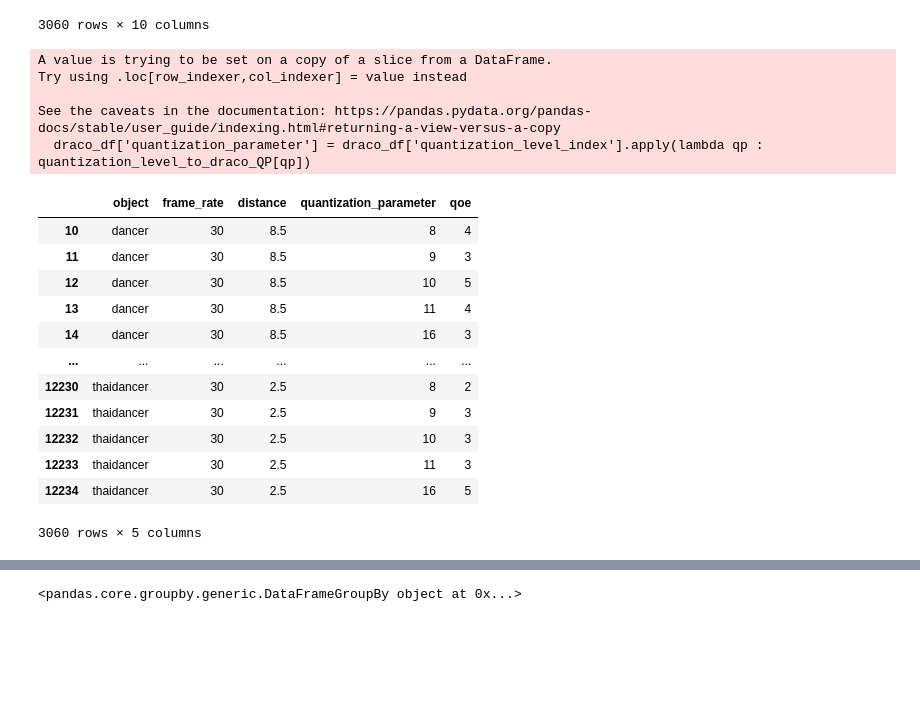
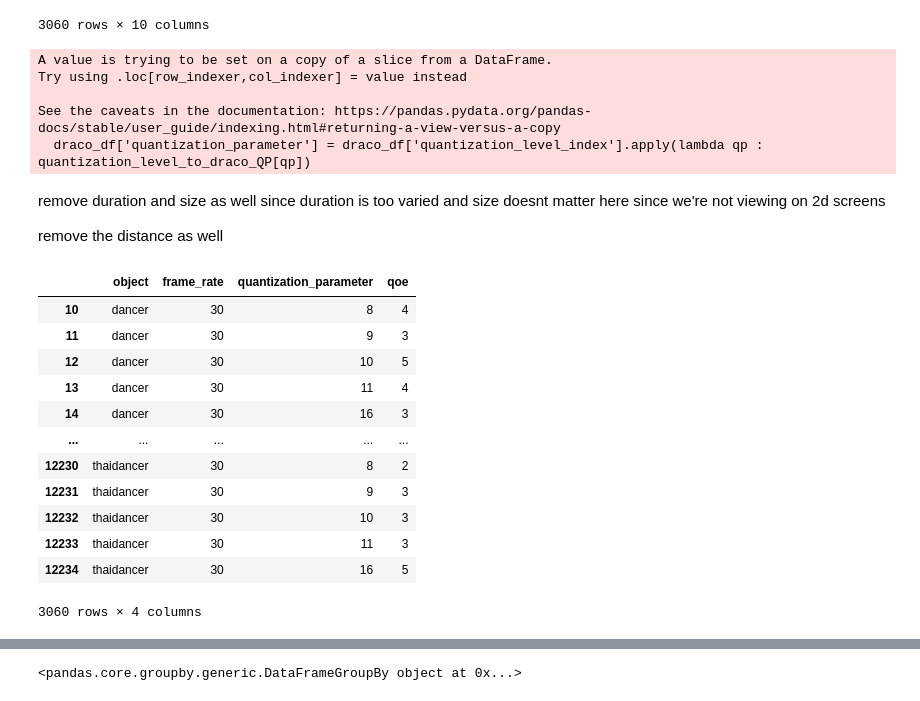
Before and after one commit to shivivats/PointCloudDataAnalysis, a Jupyter notebook: shivi_ML_model_DRACO.ipynb, the cells around one changed output, grey strips where cells are left out. Drawn from its saved outputs; the diff is of its cells as text; code cells hidden in the pictures; blank space fills up the shorter version.

```diff
--- a/shivi_ML_model_DRACO.ipynb
+++ b/shivi_ML_model_DRACO.ipynb
@@ -97,29 +97,37 @@ See the caveats in the documentation: https://pandas.pydata.org/pandas-docs/stab
 | 12233 | 101 | thaidancer | 2.5 | 30 | Draco | 3 | 3 | 11033 | ... |
 | 12234 | 101 | thaidancer | 2.5 | 30 | Draco | 4 | 5 | 6953 | ... |
 3060 rows × 10 columns
+# %%
+# process the quantization level index into draco quantization_parameter
+draco_df['quantization_parameter'] = draco_df['quantization_level_index'].apply(lambda qp : quantization_level_to_draco_QP[qp])
+# %% [output]
+A value is trying to be set on a copy of a slice from a DataFrame.
+Try using .loc[row_indexer,col_indexer] = value instead
+
+See the caveats in the documentation: https://pandas.pydata.org/pandas-docs/stable/user_guide/indexing.html#returning-a-view-versus-a-copy
+  draco_df['quantization_parameter'] = draco_df['quantization_level_index'].apply(lambda qp : quantization_level_to_draco_QP[qp])
+# %% [markdown]
+remove duration and size as well since duration is too varied and size doesnt matter here since we're not viewing on 2d screens
+
+remove the distance as well
 # %%
-draco_df['quantization_parameter'] = draco_df['quantization_level_index'].apply(lambda qp : quantization_level_to_draco_QP[qp])
-# remove duration and size as well since duration is too varied and size doesnt matter here since we're not viewing on 2d screens
-draco_df = draco_df[['object','frame_rate', 'distance', 'quantization_parameter', 'qoe']]
+#draco_df = draco_df[['object','frame_rate', 'distance', 'quantization_parameter', 'qoe']]
+
+draco_df = draco_df[['object','frame_rate', 'quantization_parameter', 'qoe']]
 draco_df
 # %% [output]
+|  | object | frame_rate | quantization_parameter | qoe |
+| 10 | dancer | 30 | 8 | 4 |
+| 11 | dancer | 30 | 9 | 3 |
+| 12 | dancer | 30 | 10 | 5 |
+| 13 | dancer | 30 | 11 | 4 |
+| 14 | dancer | 30 | 16 | 3 |
+| ... | ... | ... | ... | ... |
+| 12230 | thaidancer | 30 | 8 | 2 |
+| 12231 | thaidancer | 30 | 9 | 3 |
+| 12232 | thaidancer | 30 | 10 | 3 |
+| 12233 | thaidancer | 30 | 11 | 3 |
+| 12234 | thaidancer | 30 | 16 | 5 |
-A value is trying to be set on a copy of a slice from a DataFrame.
-Try using .loc[row_indexer,col_indexer] = value instead
-
-See the caveats in the documentation: https://pandas.pydata.org/pandas-docs/stable/user_guide/indexing.html#returning-a-view-versus-a-copy
-  draco_df['quantization_parameter'] = draco_df['quantization_level_index'].apply(lambda qp : quantization_level_to_draco_QP[qp])
+3060 rows × 4 columns
-|  | object | frame_rate | distance | quantization_parameter | qoe |
-| 10 | dancer | 30 | 8.5 | 8 | 4 |
-| 11 | dancer | 30 | 8.5 | 9 | 3 |
-| 12 | dancer | 30 | 8.5 | 10 | 5 |
-| 13 | dancer | 30 | 8.5 | 11 | 4 |
-| 14 | dancer | 30 | 8.5 | 16 | 3 |
-| ... | ... | ... | ... | ... | ... |
-| 12230 | thaidancer | 30 | 2.5 | 8 | 2 |
-| 12231 | thaidancer | 30 | 2.5 | 9 | 3 |
-| 12232 | thaidancer | 30 | 2.5 | 10 | 3 |
-| 12233 | thaidancer | 30 | 2.5 | 11 | 3 |
-| 12234 | thaidancer | 30 | 2.5 | 16 | 5 |
-3060 rows × 5 columns
 # %%
 # Not doing this anymore. Just filtering based on QoE value directly; see below
```
Also changed, not shown: parts of 8 cells of this notebook, 22 other files.
